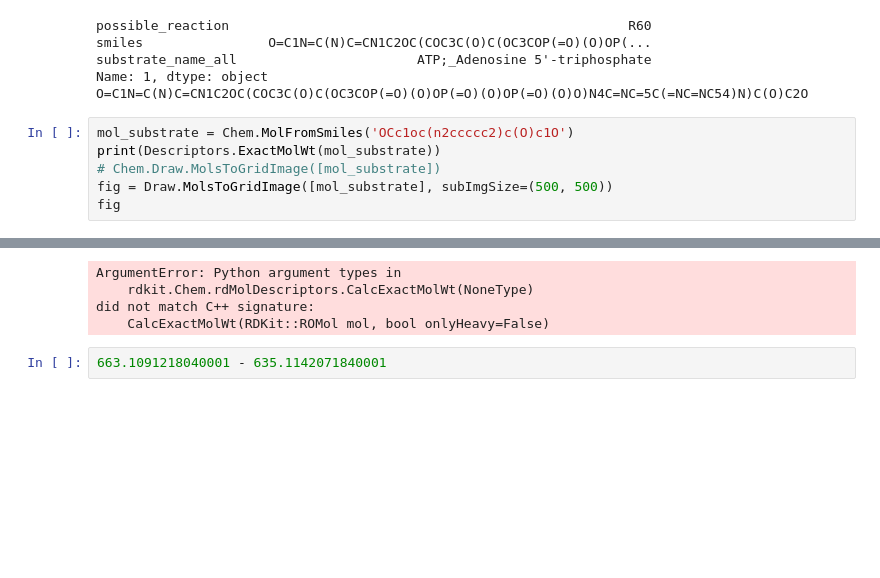
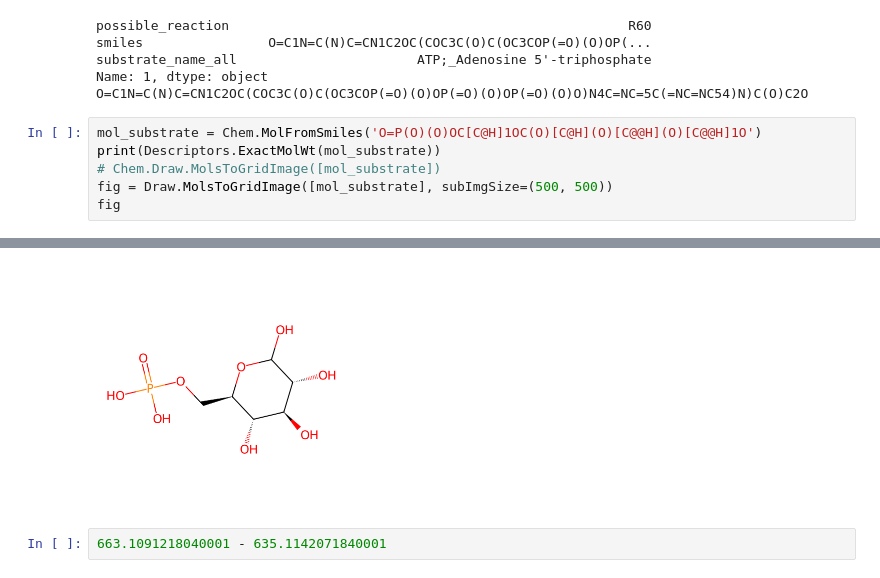
Before and after one commit to Bowen999/MCID2.0, a Jupyter notebook: 02_code/02_products_pred/products.ipynb, the cells around one changed output, grey strips where cells are left out. Saved outputs shown, nothing was run; the diff lists cells and outputs as text; blank space fills up the shorter version.

```diff
--- a/02_code/02_products_pred/products.ipynb
+++ b/02_code/02_products_pred/products.ipynb
@@ -436,7 +476,7 @@ substrate_name_all                       ATP;_Adenosine 5'-triphosphate
 Name: 1, dtype: object
 O=C1N=C(N)C=CN1C2OC(COC3C(O)C(OC3COP(=O)(O)OP(=O)(O)OP(=O)(O)O)N4C=NC=5C(=NC=NC54)N)C(O)C2O
 # %%
-mol_substrate = Chem.MolFromSmiles('OCc1oc(n2ccccc2)c(O)c1O')
+mol_substrate = Chem.MolFromSmiles('O=P(O)(O)OC[C@H]1OC(O)[C@H](O)[C@@H](O)[C@@H]1O')
 print(Descriptors.ExactMolWt(mol_substrate))
 # Chem.Draw.MolsToGridImage([mol_substrate])
 fig = Draw.MolsToGridImage([mol_substrate], subImgSize=(500, 500))
@@ -446,7 +486,4 @@ fig
-ArgumentError: Python argument types in
-    rdkit.Chem.rdMolDescriptors.CalcExactMolWt(NoneType)
-did not match C++ signature:
-    CalcExactMolWt(RDKit::ROMol mol, bool onlyHeavy=False)
+[figure, added]
 # %%
 663.1091218040001 - 635.1142071840001
 # %% [output]
```
Also changed, not shown: parts of 13 cells of this notebook, 27 other files.
